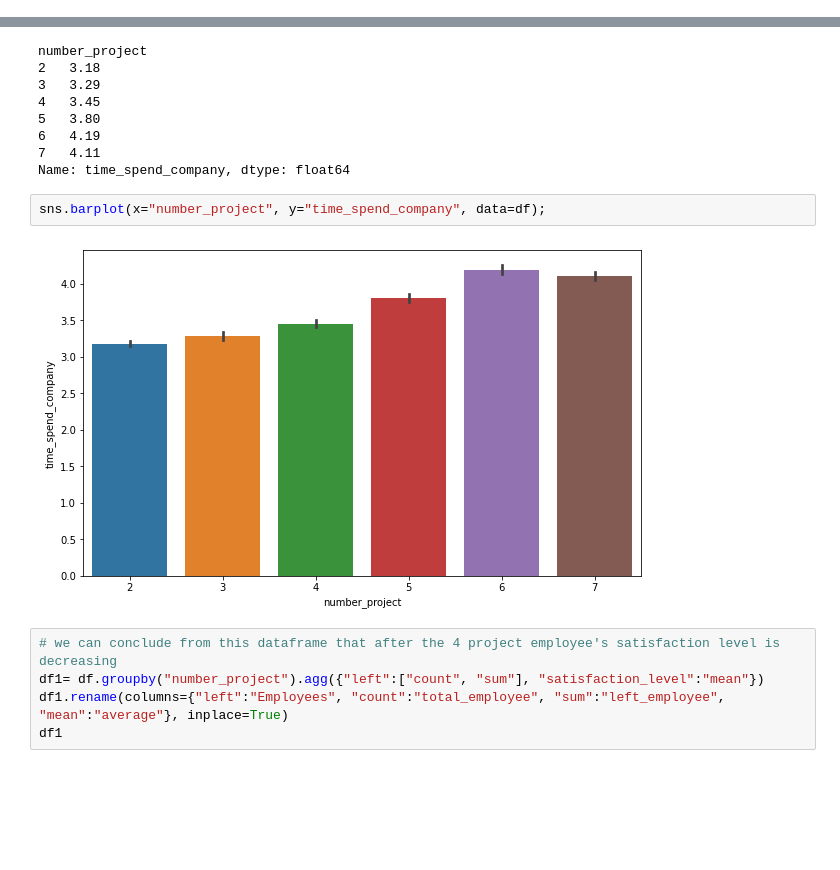
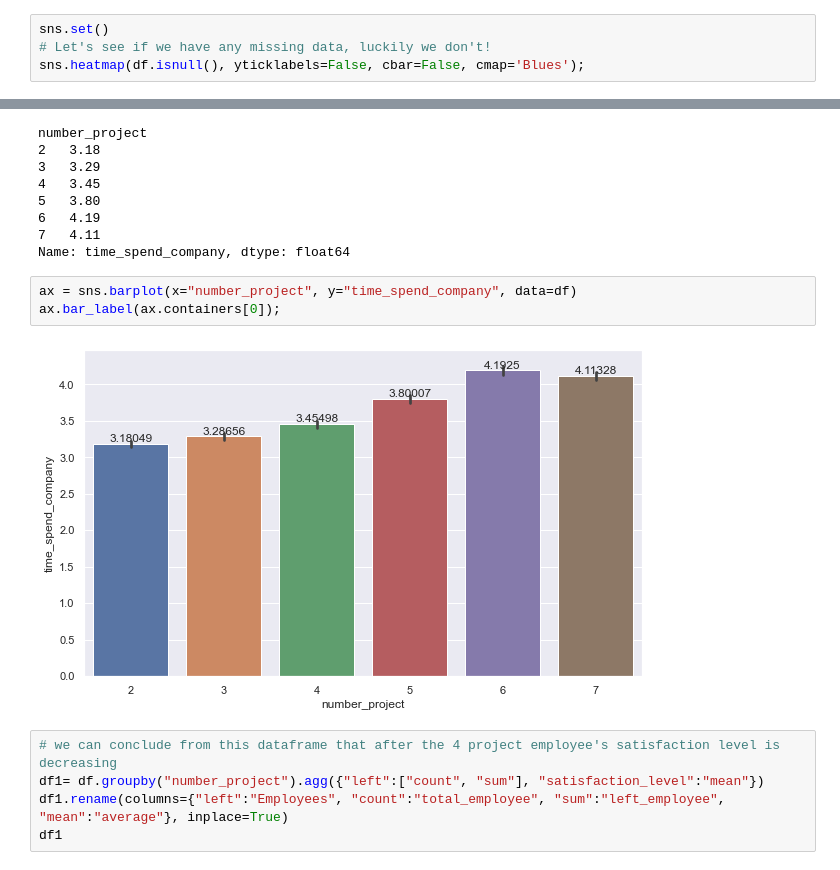
Before and after one commit to habip-bingol/Projects, a Jupyter notebook: ML_Projects/Capstone Projects/Churn_Prediction/Churn_Prediction.ipynb, the cells around one changed output, grey strips where cells are left out. Drawn from its saved outputs; the diff is of its cells as text; blank space fills up the shorter version.

```diff
--- a/ML_Projects/Capstone Projects/Churn_Prediction/Churn_Prediction.ipynb
+++ b/ML_Projects/Capstone Projects/Churn_Prediction/Churn_Prediction.ipynb
@@ -281,0 +299,4 @@ df.head()
+# %%
+sns.set()
+# Let's see if we have any missing data, luckily we don't!
+sns.heatmap(df.isnull(), yticklabels=False, cbar=False, cmap='Blues');
@@ -484,9 +540,10 @@ number_project
 7   4.11
 Name: time_spend_company, dtype: float64
 # %%
-sns.barplot(x="number_project", y="time_spend_company", data=df);
+ax = sns.barplot(x="number_project", y="time_spend_company", data=df)
+ax.bar_label(ax.containers[0]);
 # %% [output]
-[figure, old version]
+[figure, new version]
 # %%
 # we can conclude from this dataframe that after the 4 project employee's satisfaction level is decreasing
 df1= df.groupby("number_project").agg({"left":["count", "sum"], "satisfaction_level":"mean"})
```
Also changed, not shown: parts of 37 cells of this notebook.
